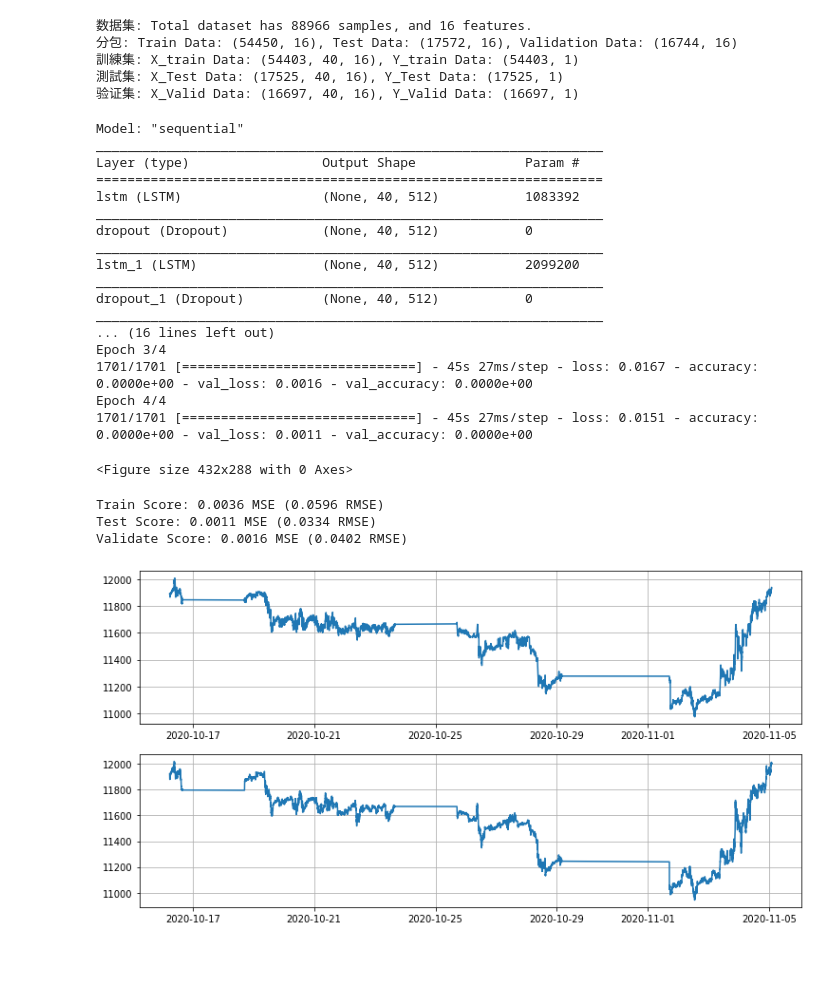
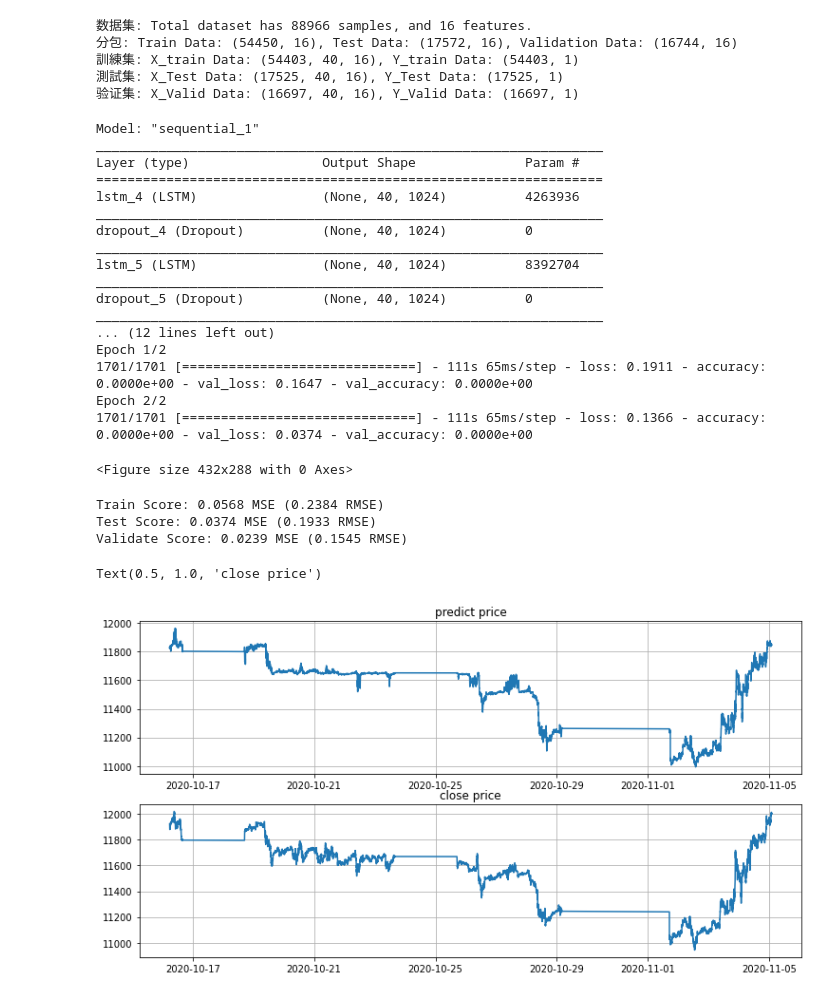
Before and after one commit to webclinic017/dbpower-machine-learning-project, a Jupyter notebook: nq.ipynb, the cells around one changed output. Drawn from its saved outputs; the diff is of its cells as text; code cells hidden in the pictures; blank space fills up the shorter version.

```diff
--- a/nq.ipynb
+++ b/nq.ipynb
@@ -234,8 +234,8 @@ print('验证集: X_Valid Data: {}, Y_Valid Data: {}'.format(x_valid.shape, y_va
 # %%
 # 6.1.1 模型参数
 batch_size = 32
-epochs = 4
-units = 512
+epochs = 2
+units = 1024
 verbose = 1
 no_batches = x_train.shape[0]
 timesteps = x_train.shape[1]
@@ -279,23 +279,23 @@ history_model = model.fit(x_train, y_train, batch_size=batch_size, epochs=epochs
 model_path = "./saved_model/"+prefix+"-"+cur_time+".h5"
 model.save(model_path)
 # %% [output]
-Model: "sequential"
+Model: "sequential_1"
 _________________________________________________________________
 Layer (type)                 Output Shape              Param #
 =================================================================
-lstm (LSTM)                  (None, 40, 512)           1083392
+lstm_4 (LSTM)                (None, 40, 1024)          4263936
 _________________________________________________________________
-dropout (Dropout)            (None, 40, 512)           0
+dropout_4 (Dropout)          (None, 40, 1024)          0
 _________________________________________________________________
-lstm_1 (LSTM)                (None, 40, 512)           2099200
+lstm_5 (LSTM)                (None, 40, 1024)          8392704
 _________________________________________________________________
-dropout_1 (Dropout)          (None, 40, 512)           0
+dropout_5 (Dropout)          (None, 40, 1024)          0
 _________________________________________________________________
-... (16 lines left out)
-Epoch 3/4
-1701/1701 [==============================] - 45s 27ms/step - loss: 0.0167 - accuracy: 0.0000e+00 - val_loss: 0.0016 - val_accuracy: 0.0000e+00
-Epoch 4/4
-1701/1701 [==============================] - 45s 27ms/step - loss: 0.0151 - accuracy: 0.0000e+00 - val_loss: 0.0011 - val_accuracy: 0.0000e+00
+... (12 lines left out)
+Epoch 1/2
+1701/1701 [==============================] - 111s 65ms/step - loss: 0.1911 - accuracy: 0.0000e+00 - val_loss: 0.1647 - val_accuracy: 0.0000e+00
+Epoch 2/2
+1701/1701 [==============================] - 111s 65ms/step - loss: 0.1366 - accuracy: 0.0000e+00 - val_loss: 0.0374 - val_accuracy: 0.0000e+00
 # %%
 # 7.1 visualize loss
 keys = list(history_model.history.keys())
@@ -338,9 +338,9 @@ print('Test Score: %.4f MSE (%.4f RMSE)' % (test_score[0], math.sqrt(test_score[
 valid_score = model.evaluate(x_valid, y_valid, verbose=0)
 print('Validate Score: %.4f MSE (%.4f RMSE)' % (valid_score[0], math.sqrt(valid_score[0])))
 # %% [output]
-Train Score: 0.0036 MSE (0.0596 RMSE)
-Test Score: 0.0011 MSE (0.0334 RMSE)
-Validate Score: 0.0016 MSE (0.0402 RMSE)
+Train Score: 0.0568 MSE (0.2384 RMSE)
+Test Score: 0.0374 MSE (0.1933 RMSE)
+Validate Score: 0.0239 MSE (0.1545 RMSE)
 # %%
 # 9.0 prediction
 predict1 = model.predict(x_valid)
@@ -351,31 +351,34 @@ fill_list = list(repeat(0, len_shape_y))
 predict2 = [[v[0]] + fill_list for v in predict1]
 close2 = [[v[0]] + fill_list for v in y_valid]
 
 predict3 = min_max_scaler.inverse_transform(predict2)
 close3 = min_max_scaler.inverse_transform(close2)
 
 predict4 = [v[0] for v in predict3]
 close4 = [v[0] for v in close3]
 
 # 9.3 % change
 df9 = pd.DataFrame({'predict_price': predict4, 'close_price': close4})
 df9.index = validation_data.tail(df9.shape[0]).index
 df10 = df9.pct_change(fill_method ='ffill')
 df10 = df10.rename(columns={"predict_price": "predict_preice_pct", "close_price": "close_price_pct"})
 df10 = df10.round(8)
 df11 = pd.concat([df10, df9], axis=1)
 
 # 9.4 save
 path_data = os.path.abspath(os.path.join('data', 'nq', 'nq-prediction.csv'))
 if os.path.exists(path_data):
     os.remove(path_data)
 df11.to_csv(path_data)
 
 fig, axs = plt.subplots(2)
 fig.set_size_inches(12.5, 6.5)
 axs[0].plot(df11.index, df11['predict_price'])
 axs[1].plot(df11.index, df11['close_price'])
 axs[0].grid(True)
 axs[1].grid(True)
+axs[0].set_title('predict price')
+axs[1].set_title('close price')
 # %% [output]
+Text(0.5, 1.0, 'close price')
-[figure, old version]
+[figure, new version]
```
